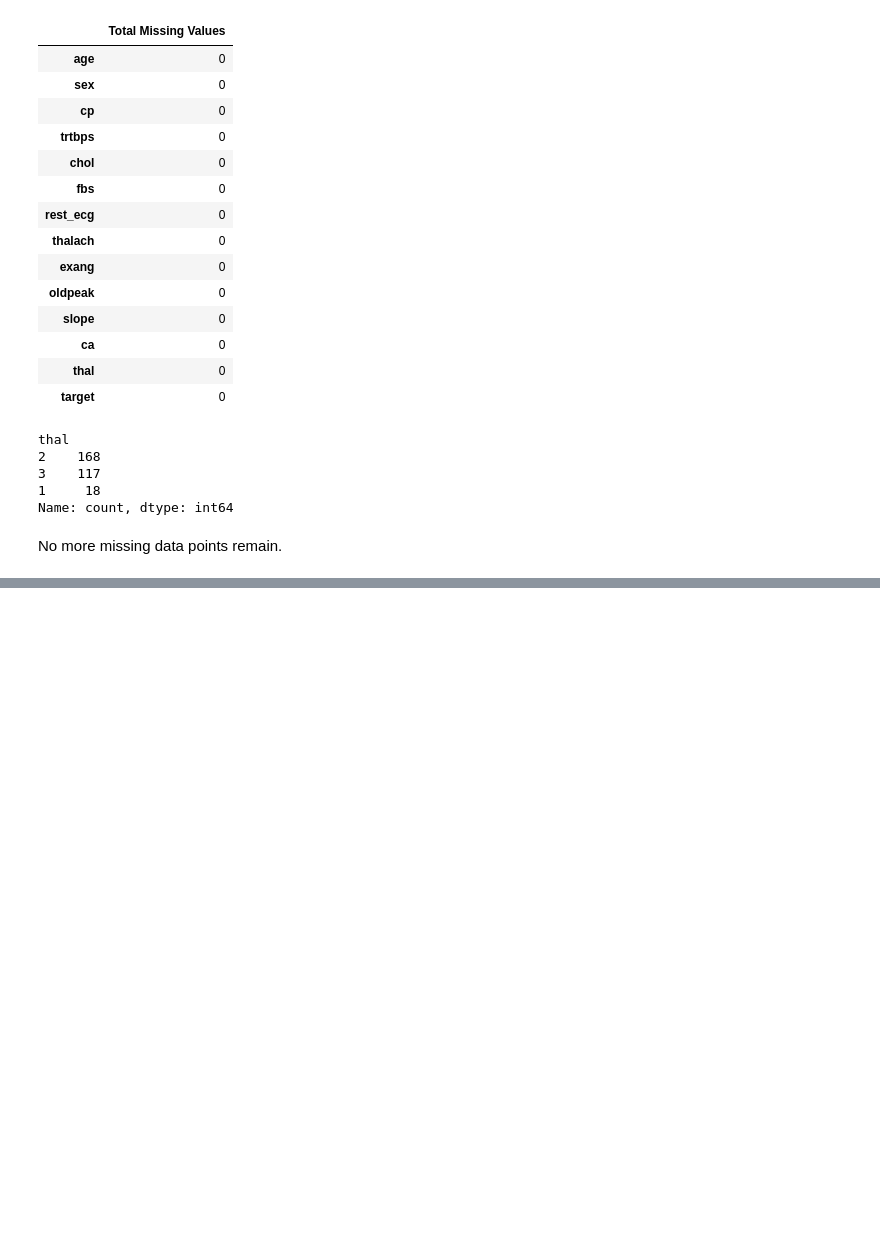
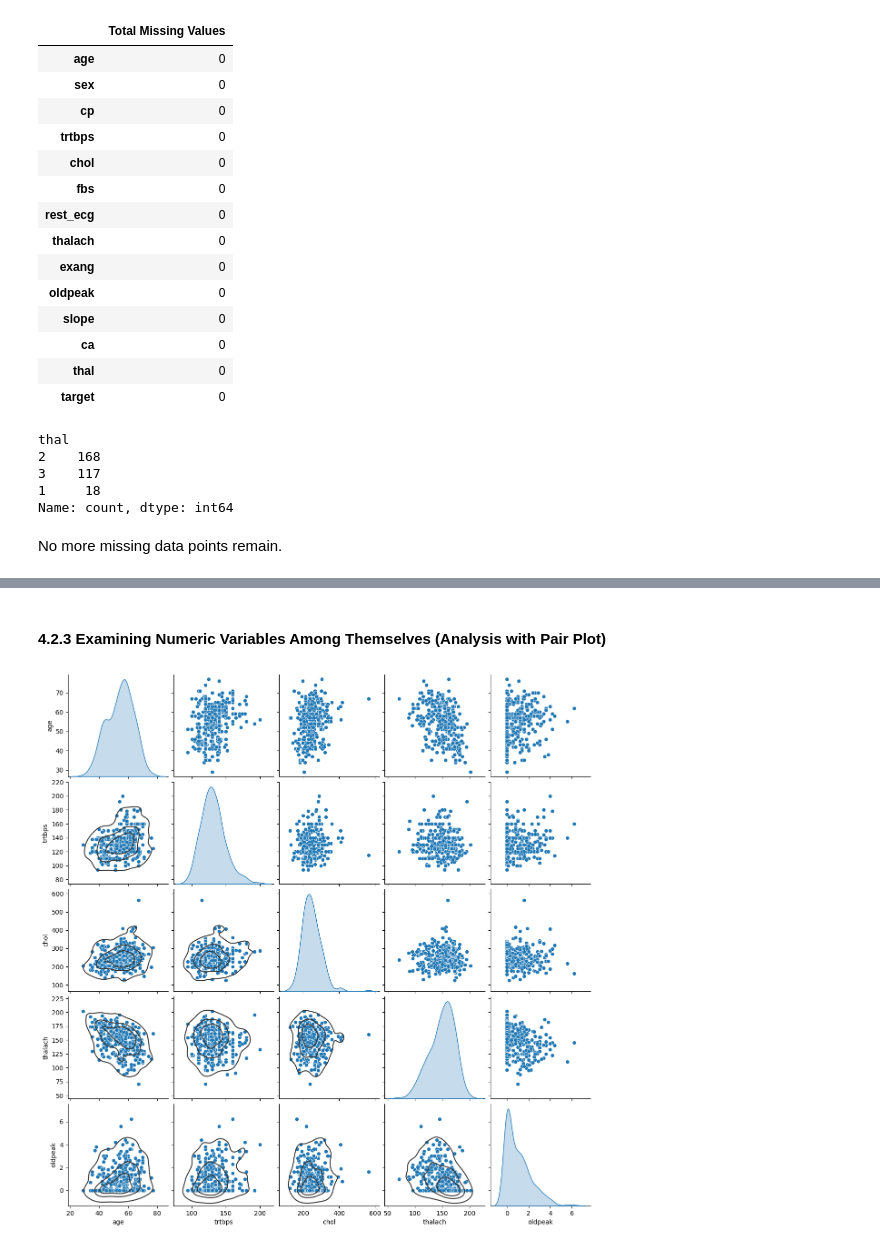
Before and after one commit to charlesmatte/kaggle-heart-attack-analysis-and-prediction, a Jupyter notebook: up-to-date-hearth-attack-analysis-and-prediction.ipynb, the cells around one changed output, grey strips where cells are left out. Saved outputs shown, nothing was run; the diff lists cells and outputs as text; code cells hidden in the pictures; blank space fills up the shorter version.

```diff
--- a/up-to-date-hearth-attack-analysis-and-prediction.ipynb
+++ b/up-to-date-hearth-attack-analysis-and-prediction.ipynb
@@ -612,0 +817,9 @@ No more missing data points remain.
+# %% [markdown]
+#### 4.2.3 Examining Numeric Variables Among Themselves (Analysis with Pair Plot) <a id="31"></a>
+# %%
+numeric_var.remove("target")
+graph = sns.pairplot(df[numeric_var], diag_kind = "kde")
+graph.map_lower(sns.kdeplot, levels = 4, color = ".2")
+plt.show()
+# %% [output]
+[figure, added]
```
Also changed, not shown: parts of 42 cells of this notebook.
